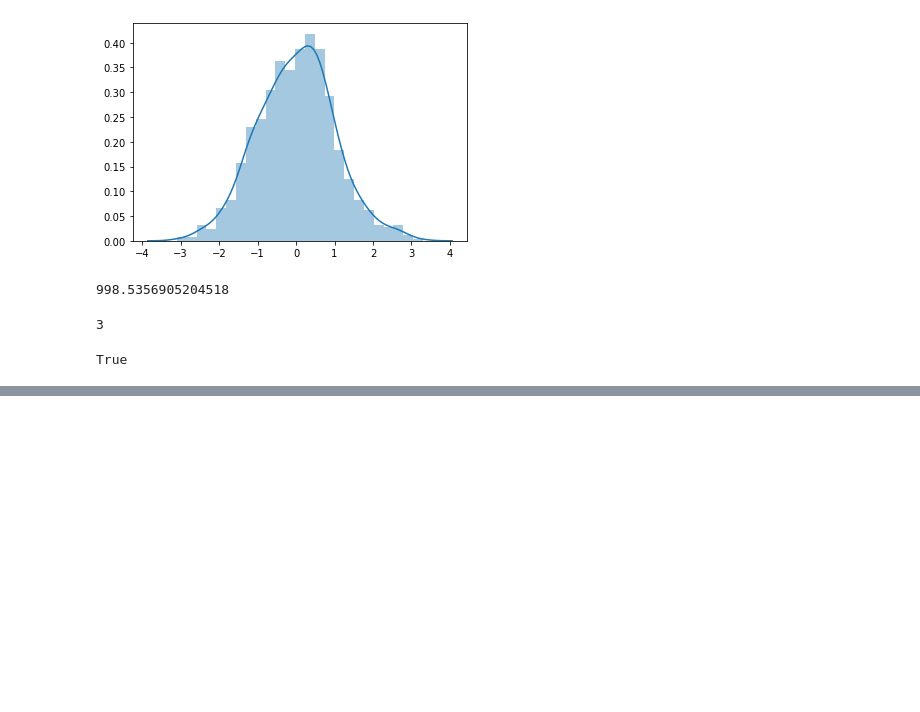
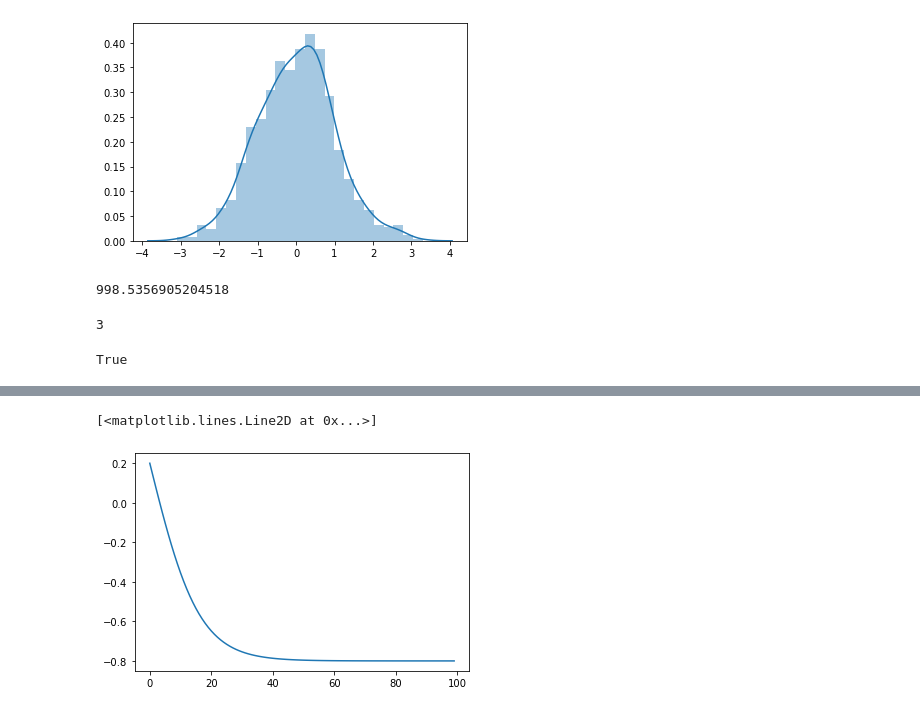
Before and after one commit to riccardopoiani/trio-non-stationary-meta-rl, a Jupyter notebook: notebooks/Shmem.ipynb, the cells around one changed output, grey strips where cells are left out. Drawn from its saved outputs; the diff is of its cells as text; code cells hidden in the pictures; blank space fills up the shorter version.

```diff
--- a/notebooks/Shmem.ipynb
+++ b/notebooks/Shmem.ipynb
@@ -1325,0 +1341,7 @@ True
+# %%
+x = np.arange(100)
+y = -np.tanh(x/16) + 0.2  # CHEETAH TANH DECELERATION
+plt.plot(x, y)
+# %% [output]
+[<matplotlib.lines.Line2D at 0x...>]
+[figure, added]
```
Also changed, not shown: parts of 5 cells of this notebook, 25 other files.
